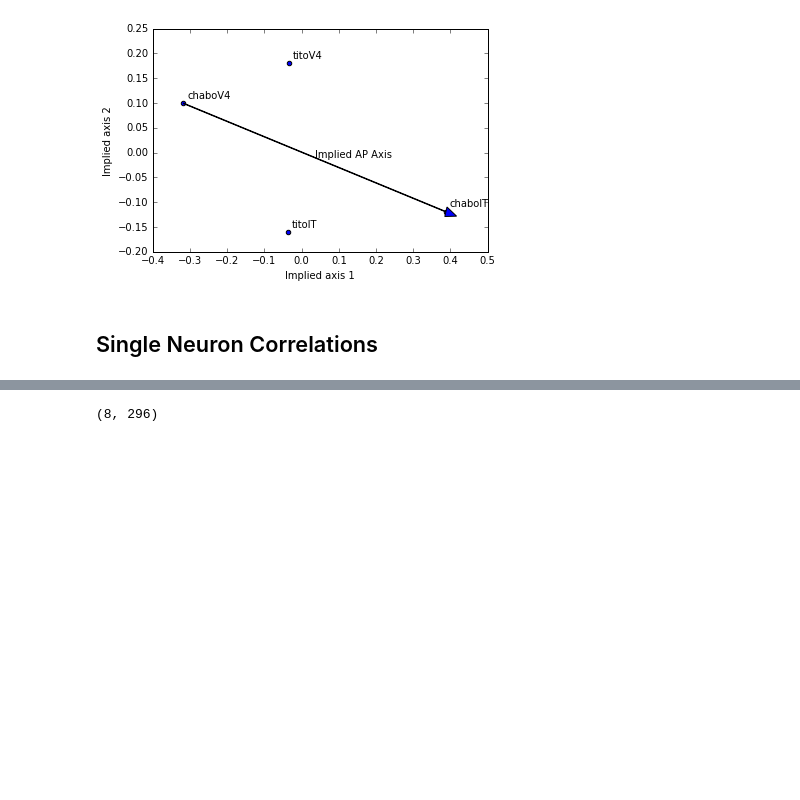
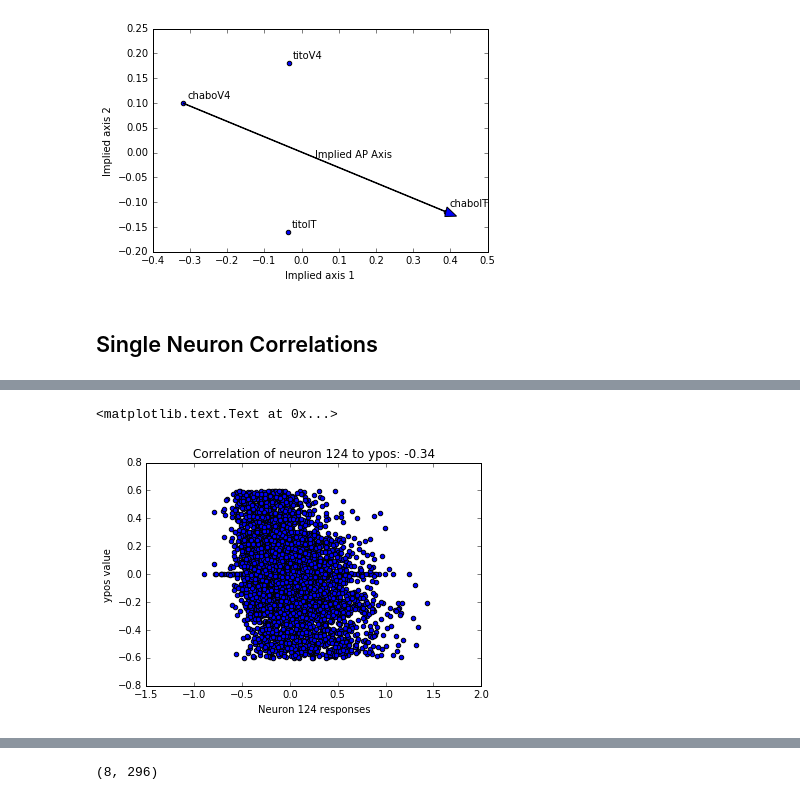
Before and after one commit to neuroailab/psych253, a Jupyter notebook: Lecture3.ipynb, the cells around one changed output, grey strips where cells are left out. Cells and saved outputs as stored; diff of their text form; code cells hidden in the pictures; blank space fills up the shorter version.

```diff
--- a/Lecture3.ipynb
+++ b/Lecture3.ipynb
@@ -535,0 +361,12 @@ plot_threshold_acc(most_corred_resp, face_or_not_v0v3, 'Faces')
+# %%
+#let's visualize the correlation of the best neuron
+abs_corr_ypos = np.abs(corr_ypos) #first, get the absolute correlations, since that's what matters
+best_ind = most_corred = abs_corr_ypos.argmax()   #now find the index of the most-absolute-correlated neuron
+most_corred_resp = Neural_Data[:, best_ind]       #get that neuron's responses
+plt.scatter(most_corred_resp , ypos)              #let's scatter-plot it against the true ypos values
+plt.xlabel('Neuron %d responses' % best_ind)
+plt.ylabel('ypos value')
+plt.title('Correlation of neuron %d to ypos: %.2f' % (best_ind, corr_ypos[best_ind]))
+# %% [output]
+<matplotlib.text.Text at 0x...>
+[figure, added]
```
Also changed, not shown: parts of 71 cells of this notebook.
